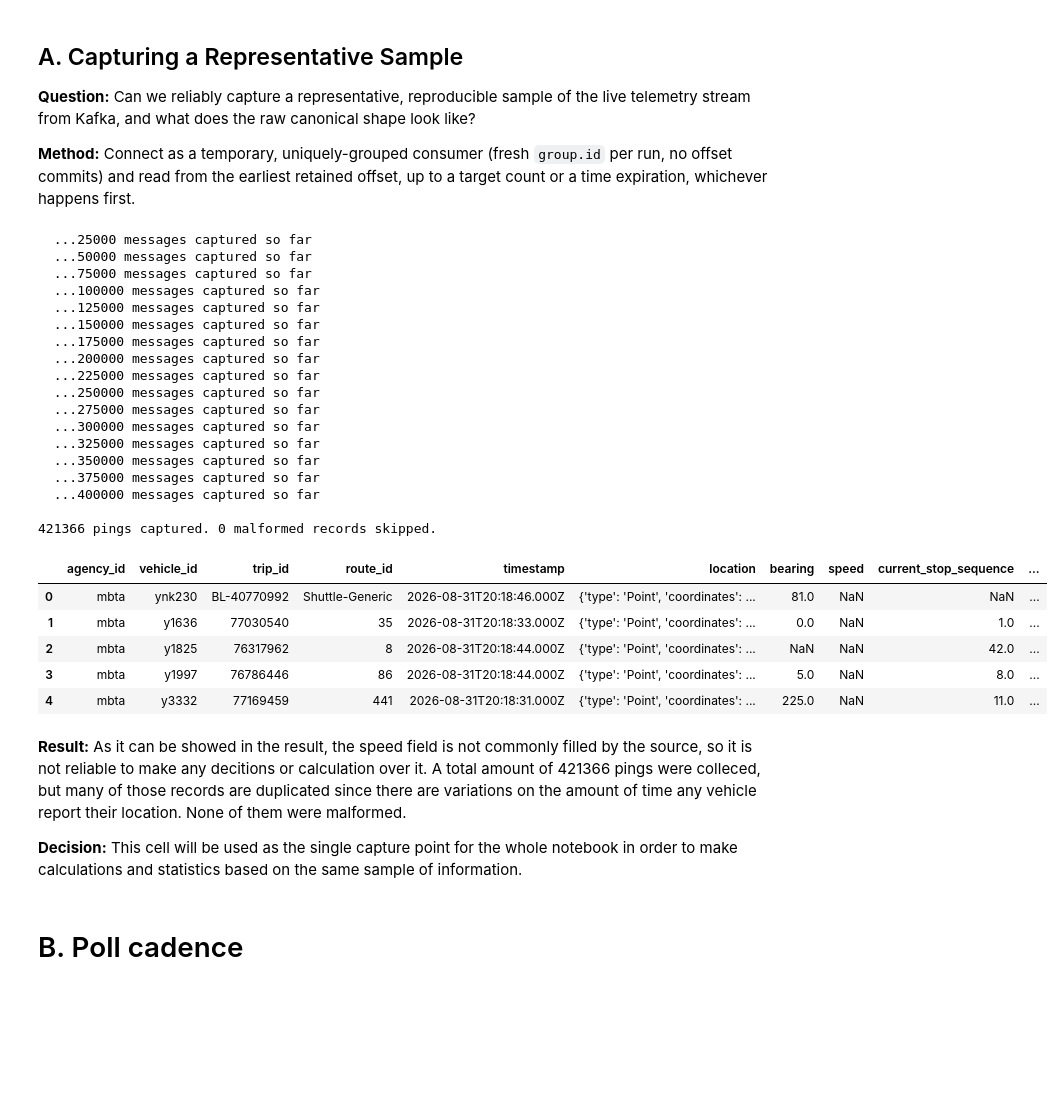
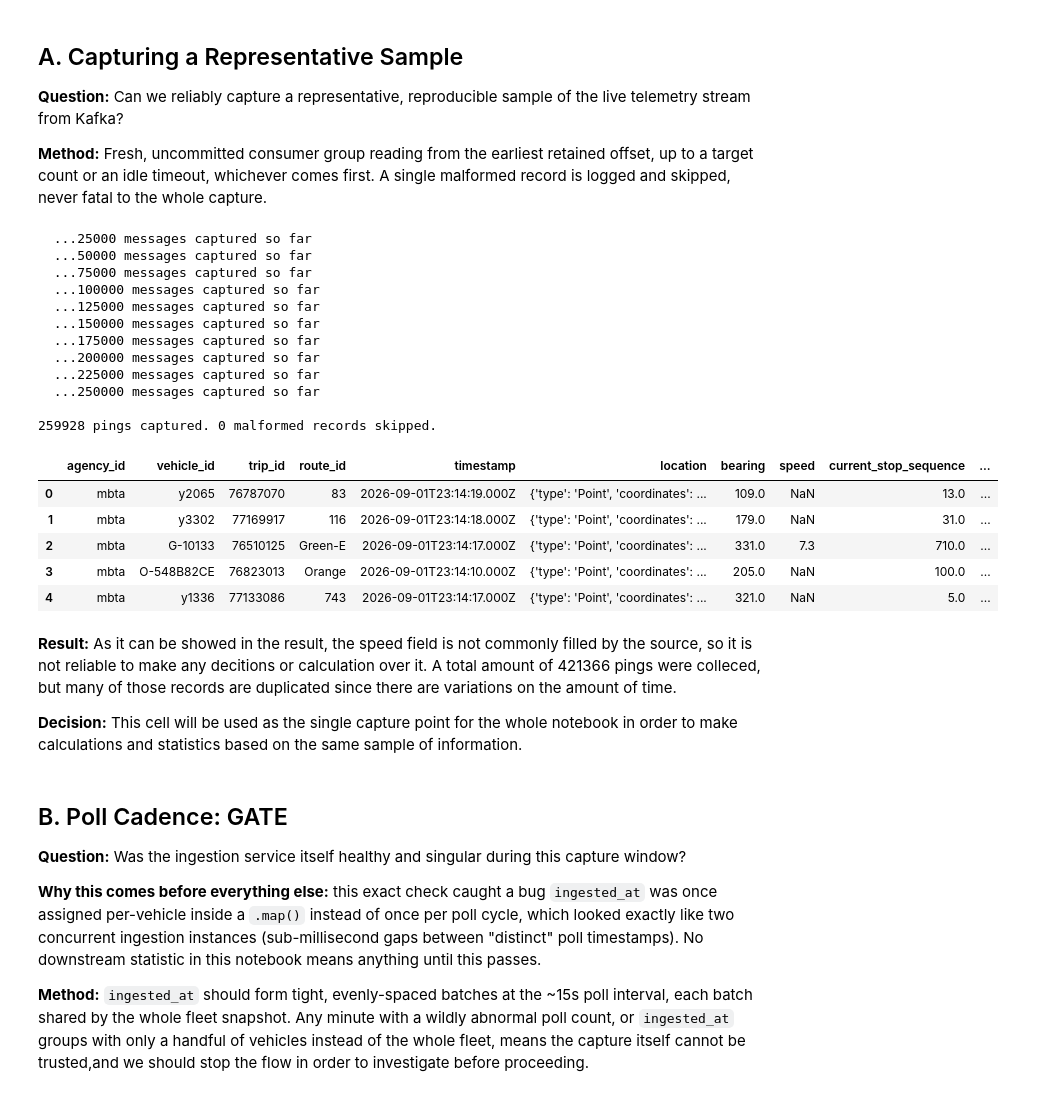
Before and after one commit to EderGtz/GTFS-Realtime-Stream-Engine, a Jupyter notebook: analytics-engine/notebooks/final/01_data_quality_and_frequency.ipynb, the cells around one changed output. Cells and saved outputs as stored; diff of their text form; code cells hidden in the pictures; blank space fills up the shorter version.

```diff
--- a/analytics-engine/notebooks/final/01_data_quality_and_frequency.ipynb
+++ b/analytics-engine/notebooks/final/01_data_quality_and_frequency.ipynb
@@ -21,9 +40,9 @@ In the first group of notebooks, which are the exploratory ones, it was tested l
 # %% [markdown]
 ## A. Capturing a Representative Sample
 
-**Question:** Can we reliably capture a representative, reproducible sample of the live telemetry stream from Kafka, and what does the raw canonical shape look like?
+**Question:** Can we reliably capture a representative, reproducible sample of the live telemetry stream from Kafka?
 
-**Method:** Connect as a temporary, uniquely-grouped consumer (fresh `group.id` per run, no offset commits) and read from the earliest retained offset, up to a target count or a time expiration, whichever happens first.
+**Method:** Fresh, uncommitted consumer group reading from the earliest retained offset, up to a target count or an idle timeout, whichever comes first. A single malformed record is logged and skipped, never fatal to the whole capture.
 # %%
 import json
 import time
@@ -47,8 +66,7 @@ consumer.subscribe(["raw.vehicle-positions"])
 
 messages = []
 malformed_count = 0
-start = time.time()
-last_message_at = start
+last_message_at = time.time()
 
 try:
     while len(messages) < MAX_TARGET:
@@ -72,53 +90,52 @@ try:
             messages.append(payload)
 
         except(json.JSONDecodeError, KeyError, UnicodeDecodeError) as e:
-            # Skips only bad records, not the whole capture
             malformed_count += 1
             continue
 
         if len(messages) % PROGRESS_EVERY == 0:
             print(f"  ...{len(messages)} messages captured so far")
 
 except KeyboardInterrupt:
     print("Capture manually stoped")
 finally:
     consumer.close()
 
 # Single source of truth for every later cell in this notebook
 print(f"\n{len(messages)} pings captured. {malformed_count} malformed records skipped.")
 df_pings = pd.DataFrame(messages)
 df_pings.head(5)
 # %% [output]
   ...25000 messages captured so far
   ...50000 messages captured so far
   ...75000 messages captured so far
   ...100000 messages captured so far
   ...125000 messages captured so far
   ...150000 messages captured so far
   ...175000 messages captured so far
   ...200000 messages captured so far
   ...225000 messages captured so far
   ...250000 messages captured so far
-  ...275000 messages captured so far
-  ...300000 messages captured so far
-  ...325000 messages captured so far
-  ...350000 messages captured so far
-  ...375000 messages captured so far
-  ...400000 messages captured so far
 
-421366 pings captured. 0 malformed records skipped.
+259928 pings captured. 0 malformed records skipped.
 |  | agency_id | vehicle_id | trip_id | route_id | timestamp | location | bearing | speed | current_stop_sequence | ... |
-| 0 | mbta | ynk230 | BL-40770992 | Shuttle-Generic | 2026-08-31T20:18:46.000Z | {'type': 'Point', 'coordinates': ... | 81.0 | NaN | NaN | ... |
-| 1 | mbta | y1636 | 77030540 | 35 | 2026-08-31T20:18:33.000Z | {'type': 'Point', 'coordinates': ... | 0.0 | NaN | 1.0 | ... |
-| 2 | mbta | y1825 | 76317962 | 8 | 2026-08-31T20:18:44.000Z | {'type': 'Point', 'coordinates': ... | NaN | NaN | 42.0 | ... |
-| 3 | mbta | y1997 | 76786446 | 86 | 2026-08-31T20:18:44.000Z | {'type': 'Point', 'coordinates': ... | 5.0 | NaN | 8.0 | ... |
-| 4 | mbta | y3332 | 77169459 | 441 | 2026-08-31T20:18:31.000Z | {'type': 'Point', 'coordinates': ... | 225.0 | NaN | 11.0 | ... |
+| 0 | mbta | y2065 | 76787070 | 83 | 2026-09-01T23:14:19.000Z | {'type': 'Point', 'coordinates': ... | 109.0 | NaN | 13.0 | ... |
+| 1 | mbta | y3302 | 77169917 | 116 | 2026-09-01T23:14:18.000Z | {'type': 'Point', 'coordinates': ... | 179.0 | NaN | 31.0 | ... |
+| 2 | mbta | G-10133 | 76510125 | Green-E | 2026-09-01T23:14:17.000Z | {'type': 'Point', 'coordinates': ... | 331.0 | 7.3 | 710.0 | ... |
+| 3 | mbta | O-548B82CE | 76823013 | Orange | 2026-09-01T23:14:10.000Z | {'type': 'Point', 'coordinates': ... | 205.0 | NaN | 100.0 | ... |
+| 4 | mbta | y1336 | 77133086 | 743 | 2026-09-01T23:14:17.000Z | {'type': 'Point', 'coordinates': ... | 321.0 | NaN | 5.0 | ... |
 # %% [markdown]
-**Result:** As it can be showed in the result, the speed field is not commonly filled by the source, so it is not reliable to make any decitions or calculation over it. A total amount of 421366 pings were colleced, but many of those records are duplicated since there are variations on the amount of time any vehicle report their location. None of them were malformed.
+**Result:** As it can be showed in the result, the speed field is not commonly filled by the source, so it is not reliable to make any decitions or calculation over it. A total amount of 421366 pings were colleced, but many of those records are duplicated since there are variations on the amount of time.
 
 **Decision:** This cell will be used as the single capture point for the whole notebook in order to make calculations and statistics based on the same sample of information.
-# %% [markdown]
-# B. Poll cadence
+# %% [markdown]
+## B. Poll Cadence: GATE
+
+**Question:** Was the ingestion service itself healthy and singular during this capture window?
+
+**Why this comes before everything else:** this exact check caught a bug `ingested_at` was once assigned per-vehicle inside a `.map()` instead of once per poll cycle, which looked exactly like two concurrent ingestion instances (sub-millisecond gaps between "distinct" poll timestamps). No downstream statistic in this notebook means anything until this passes.
+
+**Method:** `ingested_at` should form tight, evenly-spaced batches at the ~15s poll interval, each batch shared by the whole fleet snapshot. Any minute with a wildly abnormal poll count, or `ingested_at` groups with only a handful of vehicles instead of the whole fleet, means the capture itself cannot be trusted,and we should stop the flow in order to investigate before proceeding.
 # %%
 poll_times = df_pings[['ingested_at']].drop_duplicates().sort_values('ingested_at').reset_index(drop=True)
 poll_times['ingested_at'] = pd.to_datetime(poll_times['ingested_at'], utc=True)
```
Also changed, not shown: parts of 59 cells of this notebook, 5 other files.
